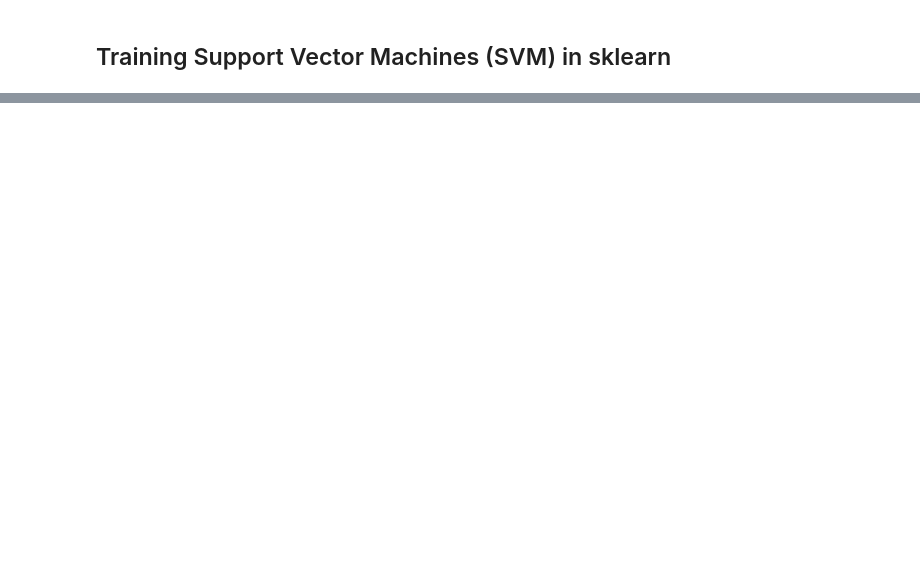
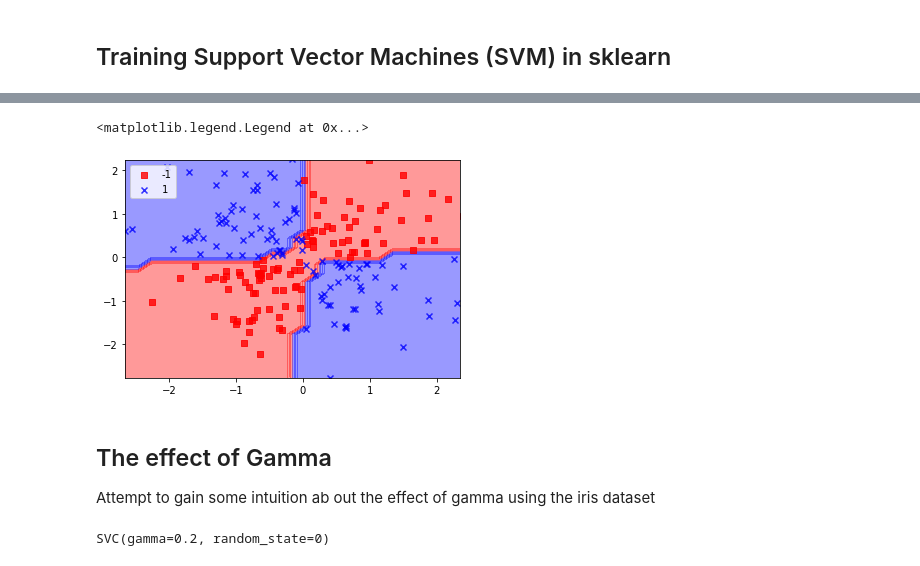
Before and after one commit to jcperkins12/tutorial-py-machine-learning-opensesame, a Jupyter notebook: 02-cp-ML-Classifiers-Using-Scikit-Learn.ipynb, the cells around one changed output, grey strips where cells are left out. Cells and saved outputs as stored; diff of their text form; code cells hidden in the pictures; blank space fills up the shorter version.

```diff
--- a/02-cp-ML-Classifiers-Using-Scikit-Learn.ipynb
+++ b/02-cp-ML-Classifiers-Using-Scikit-Learn.ipynb
@@ -266,0 +328,18 @@ plt.xscale('log')
+# %%
+plot_decision_regions(X=X_xor, y=y_xor, classifier=svm)
+plt.legend(loc="upper left")
+# %% [output]
+<matplotlib.legend.Legend at 0x...>
+[figure, added]
+# %% [markdown]
+## The effect of Gamma
+
+Attempt to gain some intuition ab out the effect of gamma using the iris dataset
+# %%
+# create the svm instance
+svm = SVC(kernel="rbf", random_state=0, gamma=0.2, C=1.0)
+
+# fit the model
+svm.fit(X_train_std, y_train)
+# %% [output]
+SVC(gamma=0.2, random_state=0)
```
Also changed, not shown: parts of 30 cells of this notebook.
